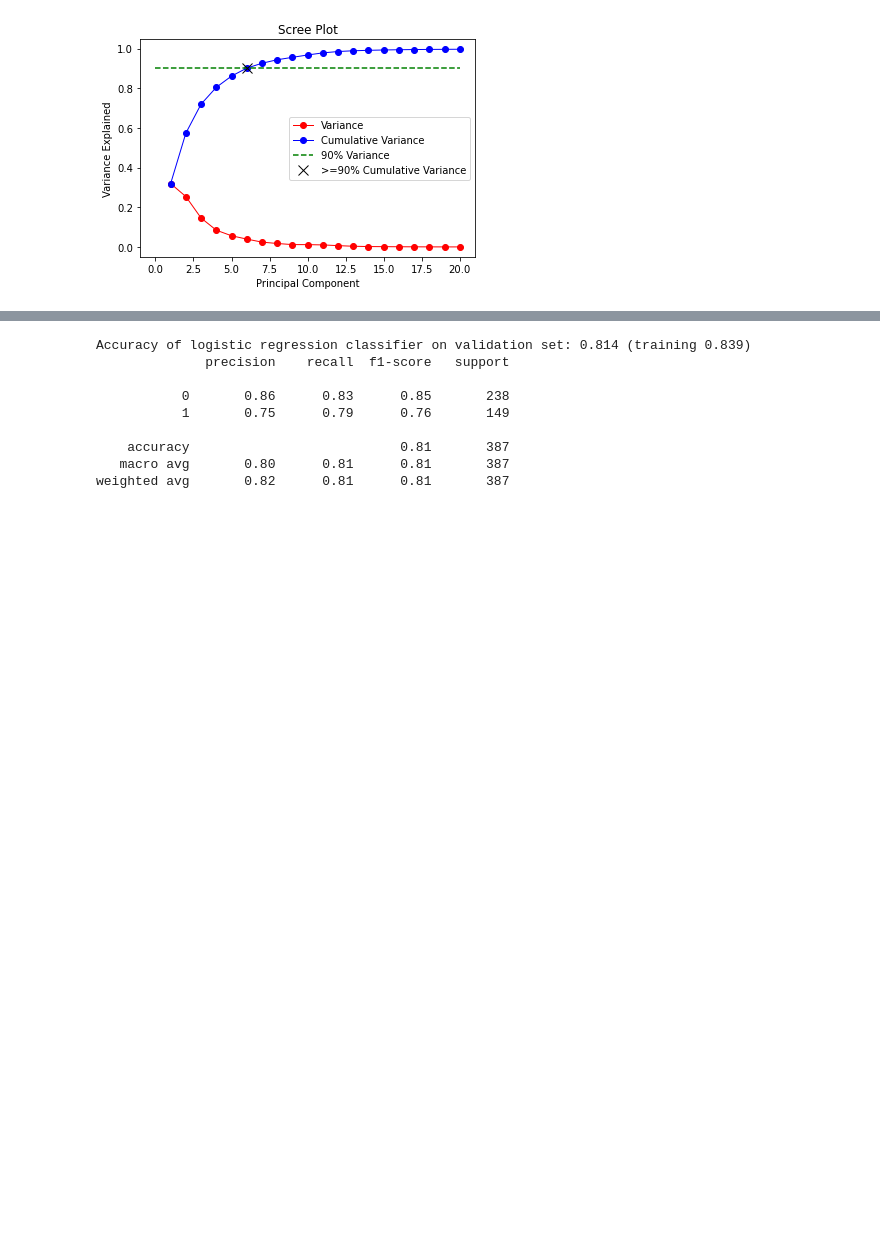
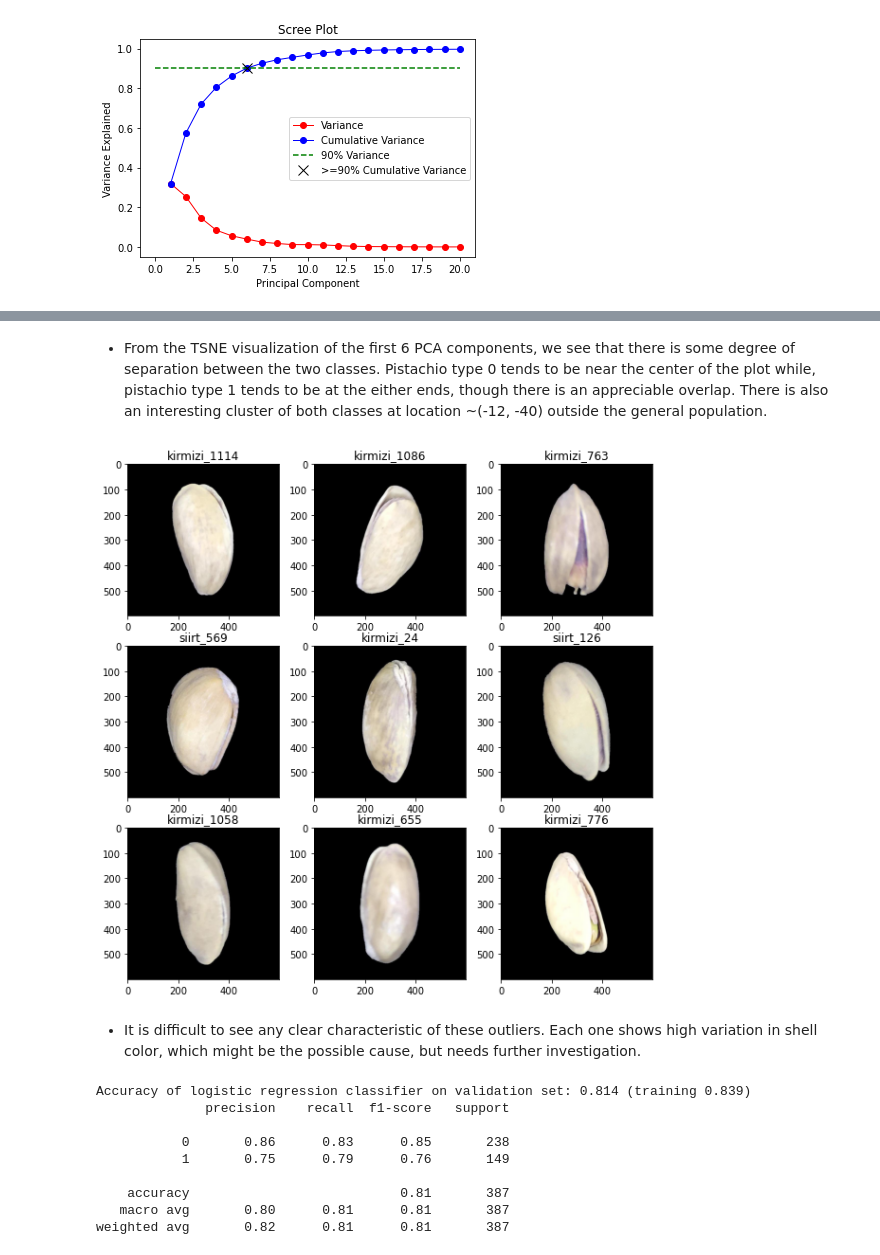
Before and after one commit to bkbormes1/ML_image_feature_processing, a Jupyter notebook: W281_Final_Project_Report.ipynb, the cells around one changed output, grey strips where cells are left out. Saved outputs shown, nothing was run; the diff lists cells and outputs as text; code cells hidden in the pictures; blank space fills up the shorter version.

```diff
--- a/W281_Final_Project_Report.ipynb
+++ b/W281_Final_Project_Report.ipynb
@@ -348,3 +403,31 @@ plt.plot(check_x_1, check_y_1, ".")
+# %% [markdown]
+- From the TSNE visualization of the first 6 PCA components, we see that there is some degree of separation between the two classes. Pistachio type 0 tends to be near the center of the plot while, pistachio type 1 tends to be at the either ends, though there is an appreciable overlap. There is also an interesting cluster of both classes at location ~(-12, -40) outside the general population.
+# %%
+# Looking at 9 pistachios that end up closest to (-12, -40) in the tsne plot
+
+tsne_coords = np.vstack([tsne_plot_x, tsne_plot_y])
+
+pt = [-12, -40]
+
+kdtree_ind = spatial.KDTree(tsne_coords.T).query(pt, k = 9)[1]
+
+# Display examples images
+fig, ax = plt.subplots(len(kdtree_ind)//3,3, figsize = (10, 10))
+
+for j in range(0, 9, 3):
+
+    ax[j//3, 0].imshow(images[kdtree_ind[j]])
+    ax[j//3, 0].set_title(csv.filename_camelcase[kdtree_ind[j]][:-4])
+
+    ax[j//3, 1].imshow(images[kdtree_ind[j+1]])
+    ax[j//3, 1].set_title(csv.filename_camelcase[kdtree_ind[j+1]][:-4])
+
+    ax[j//3, 2].imshow(images[kdtree_ind[j+2]])
+    ax[j//3, 2].set_title(csv.filename_camelcase[kdtree_ind[j+2]][:-4])
+# %% [output]
+[figure, added]
+# %% [markdown]
+- It is difficult to see any clear characteristic of these outliers. Each one shows high variation in shell color, which might be the possible cause, but needs further investigation.
 # %%
 from sklearn.linear_model import LogisticRegression
 from sklearn import metrics
```
Also changed, not shown: parts of 10 cells of this notebook.
